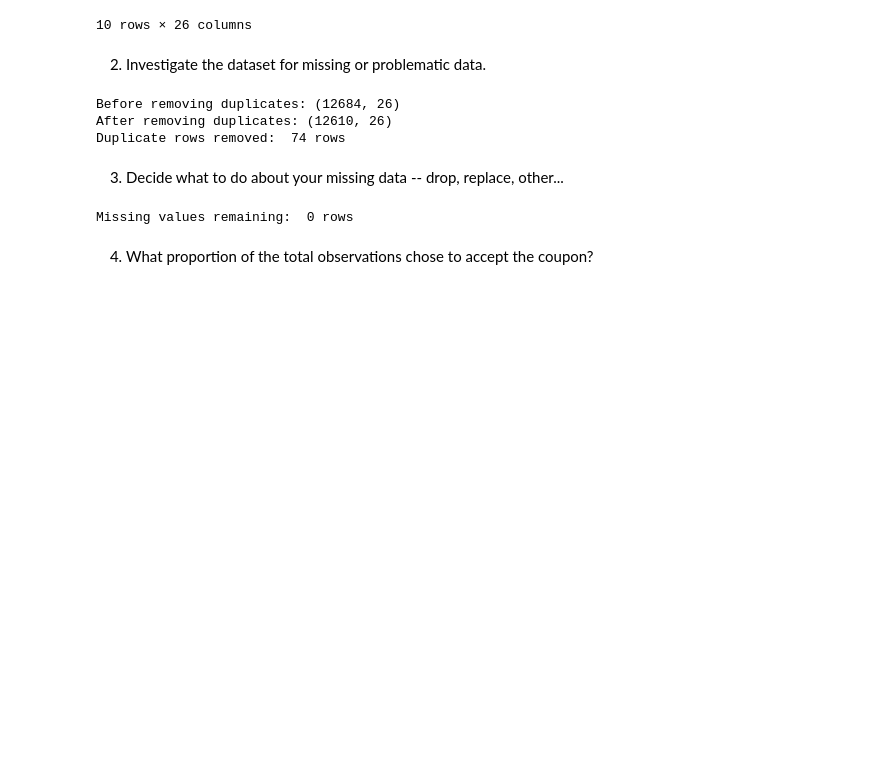
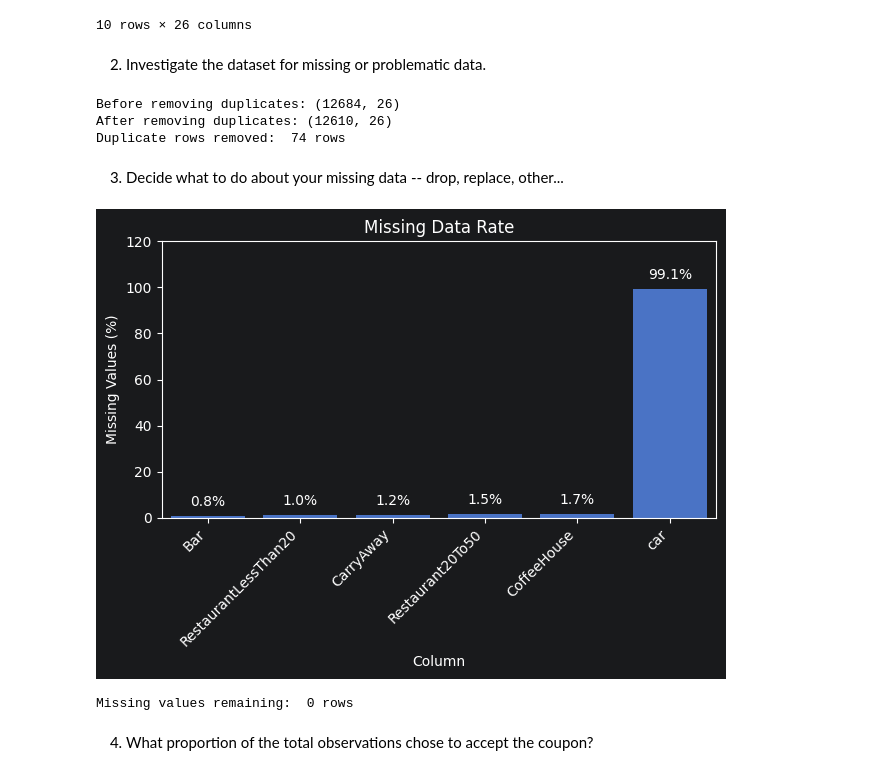
Before and after one commit to felipemaier/Berkeley-ML-AI-Cert, a Jupyter notebook: Assignment 5.1: Will the Customer Accept the Coupon/prompt.ipynb, the cells around one changed output. Saved outputs shown, nothing was run; the diff lists cells and outputs as text; code cells hidden in the pictures; blank space fills up the shorter version.

```diff
--- a/Assignment 5.1: Will the Customer Accept the Coupon/prompt.ipynb
+++ b/Assignment 5.1: Will the Customer Accept the Coupon/prompt.ipynb
@@ -113,3 +104,22 @@ fig.show()
+# %%
+# Check missing values
+missing_pct = data_without_duplicates.isnull().mean() * 100
+missing_pct = missing_pct[missing_pct > 0].sort_values()
+
+missing_df = missing_pct.reset_index()
+missing_df.columns = ['column', 'missing_pct']
+
+ax = sns.barplot(data=missing_df, x='column', y='missing_pct', legend=False)
+ax.bar_label(ax.containers[0], fmt='%.1f%%', padding=5)
+ax.set_ylim(0, 120) # Increase size of the main square box so the % doesn't overlap the main square container.
+plt.title('Missing Data Rate')
+plt.xlabel('Column')
+plt.ylabel('Missing Values (%)')
+plt.xticks(rotation=45, ha='right')
+plt.tight_layout()
+plt.show()
+# %% [output]
+[figure, added]
 # %%
 # Based on the percentage of null rows, we will remove the entire car column and drop the null rows on (Bar, RestaurantLessThan20, CarryAway and Restaurant20To50)
 cleaned_data = data_without_duplicates.drop(columns=['car'])
```
Also changed, not shown: parts of 18 cells of this notebook, 6 other files.
